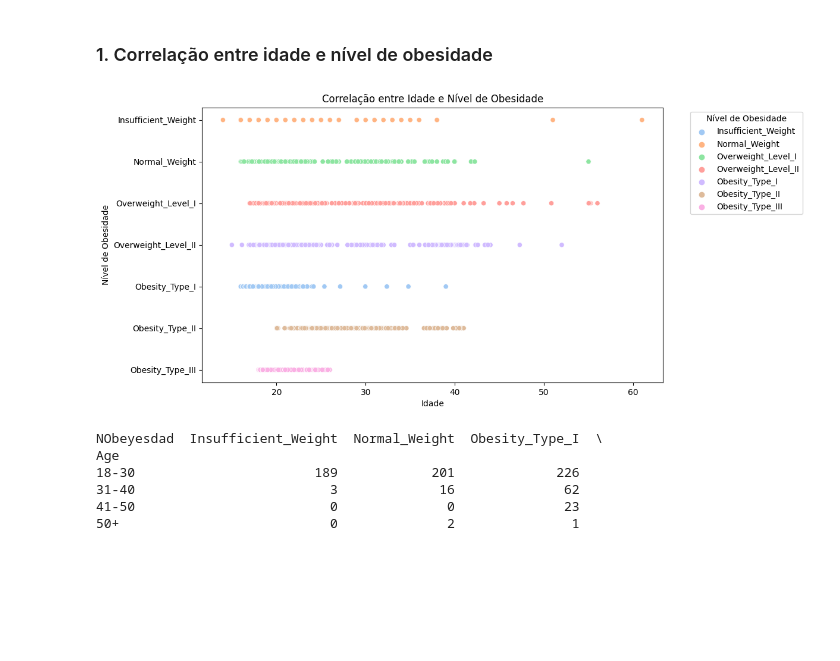
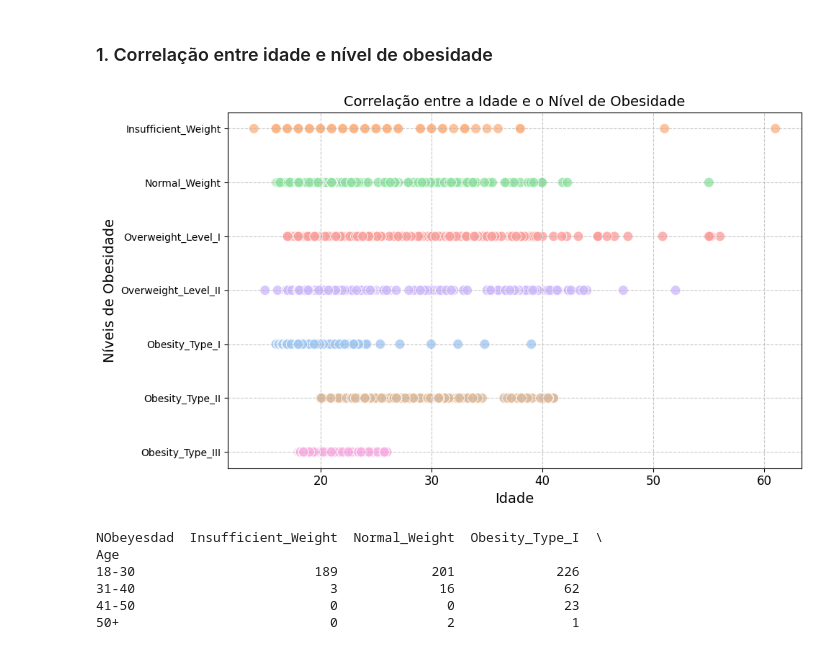
Before and after one commit to atlantico-academy/equipe5-2024.1, a Jupyter notebook: notebooks/01-exploratory_data_analysis.ipynb, the cells around one changed output. Cells and saved outputs as stored; diff of their text form; code cells hidden in the pictures; blank space fills up the shorter version.

```diff
--- a/notebooks/01-exploratory_data_analysis.ipynb
+++ b/notebooks/01-exploratory_data_analysis.ipynb
@@ -227,24 +227,28 @@ dicionario
 # %%
 categorias = [
     'Insufficient_Weight',
     'Normal_Weight',
     'Overweight_Level_I',
     'Overweight_Level_II',
     'Obesity_Type_I',
     'Obesity_Type_II',
     'Obesity_Type_III'
 ]
+
 cores = sns.color_palette("pastel", len(categorias))
+
 plt.figure(figsize=(10, 6))
-sns.scatterplot(data=df, x='Age', y='NObeyesdad', hue='NObeyesdad', hue_order=categorias, palette=cores)
-plt.title('Correlação entre Idade e Nível de Obesidade')
-plt.xlabel('Idade')
-plt.ylabel('Nível de Obesidade')
-plt.yticks(ticks=range(len(categorias)), labels=categorias)
-plt.legend(title='Nível de Obesidade', bbox_to_anchor=(1.05, 1), loc='upper left')
+sns.scatterplot(data=df, x='Age', y='NObeyesdad', hue='NObeyesdad', hue_order=categorias, palette=cores, s=100, alpha=0.8, legend=False)
+plt.title('Correlação entre a Idade e o Nível de Obesidade', fontsize=14)
+plt.xlabel('Idade', fontsize=14)
+plt.ylabel('Níveis de Obesidade', fontsize=14)
+plt.yticks(ticks=range(len(categorias)), labels=categorias, fontsize=10)
+plt.xticks(fontsize=12)
+plt.grid(True, linestyle='--', alpha=0.7)
+plt.tight_layout()
 plt.show()
 # %% [output]
-[figure, old version]
+[figure, new version]
 # %%
 categorias_idade = pd.cut(df['Age'], bins=[18, 30, 40, 50, np.inf], labels=['18-30', '31-40', '41-50', '50+'])
 estatisticas_por_idade_obesidade = df.groupby([categorias_idade, 'NObeyesdad'])['NObeyesdad'].count().unstack()
```
Also changed, not shown: parts of 14 cells of this notebook, 2 other files.
